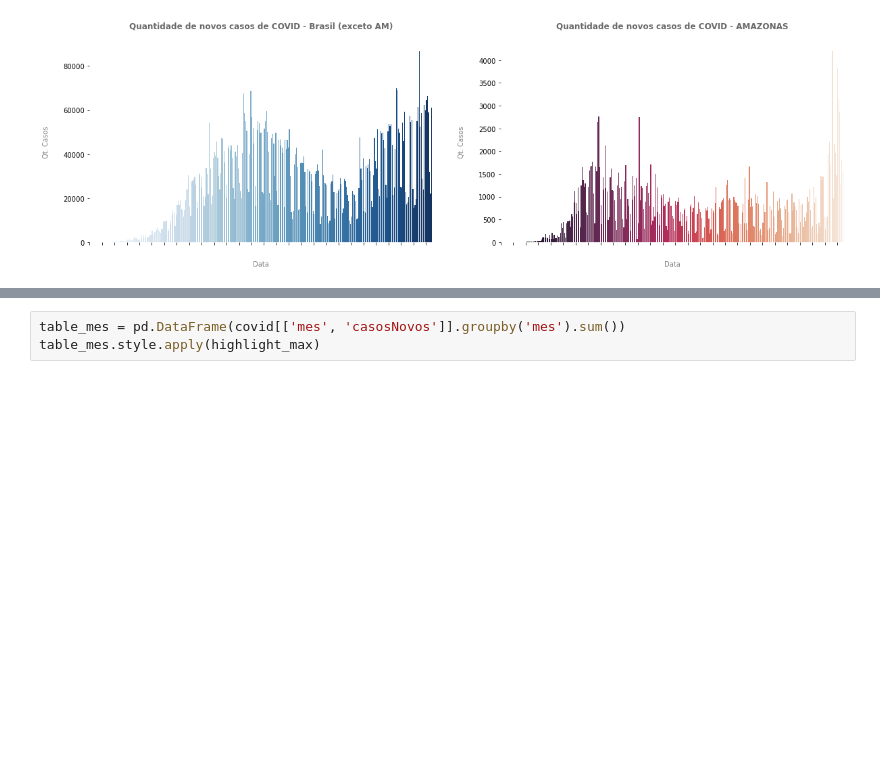
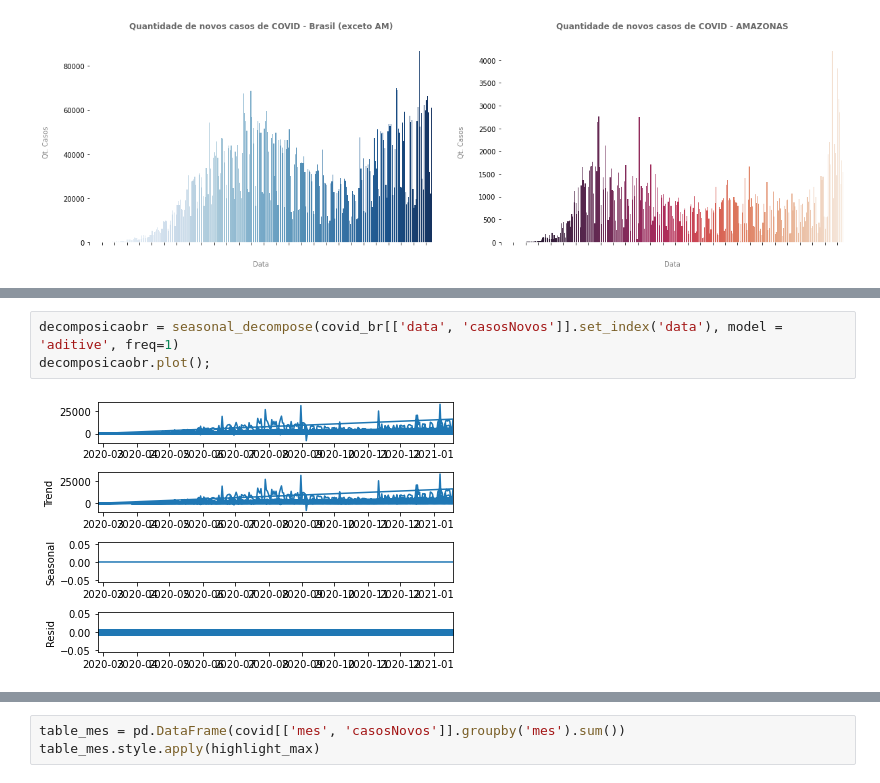
Before and after one commit to daianeklein/bootcamp-Alura, a Jupyter notebook: Desafio-Modulo4.ipynb, the cells around one changed output, grey strips where cells are left out. Cells and saved outputs as stored; diff of their text form; blank space fills up the shorter version.

Commit message:
iniciando decomposicao

```diff
--- a/Desafio-Modulo4.ipynb
+++ b/Desafio-Modulo4.ipynb
@@ -894,0 +913,5 @@ for m in periodos:
+# %%
+decomposicaobr = seasonal_decompose(covid_br[['data', 'casosNovos']].set_index('data'), model = 'aditive', freq=1)
+decomposicaobr.plot();
+# %% [output]
+[figure, added]
```
Also changed, not shown: parts of 11 cells of this notebook.
